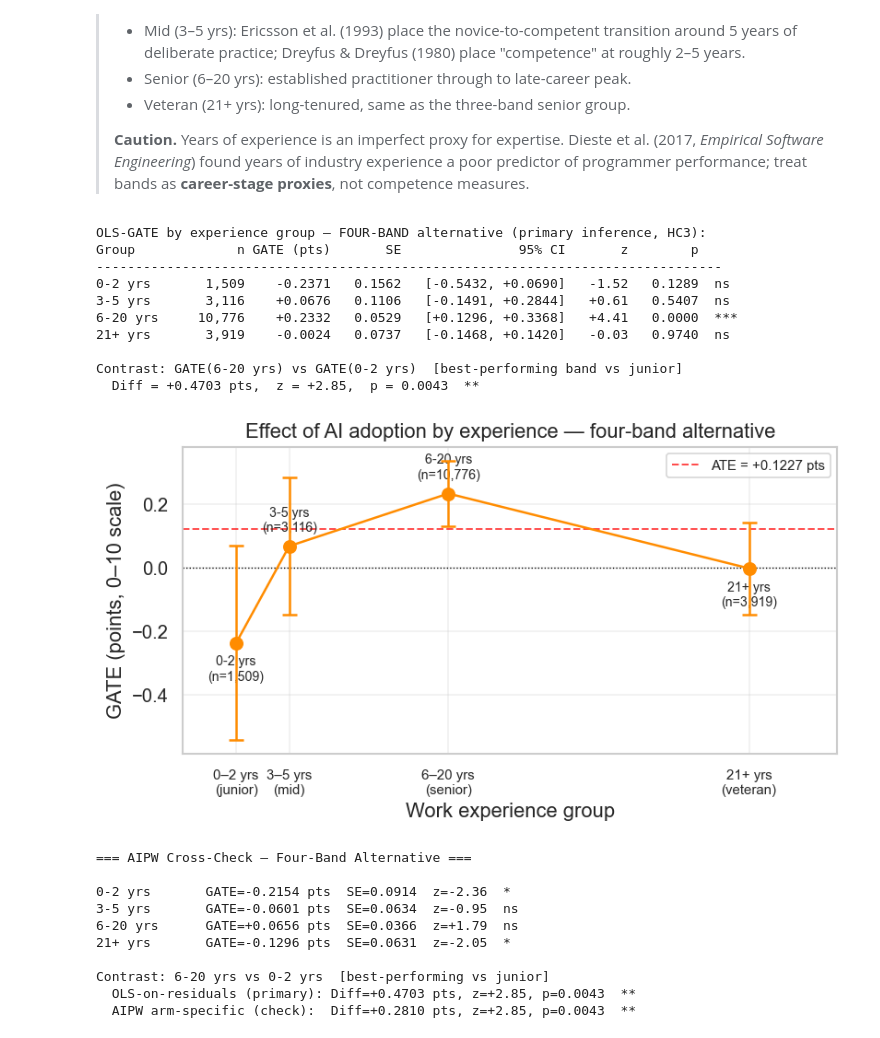
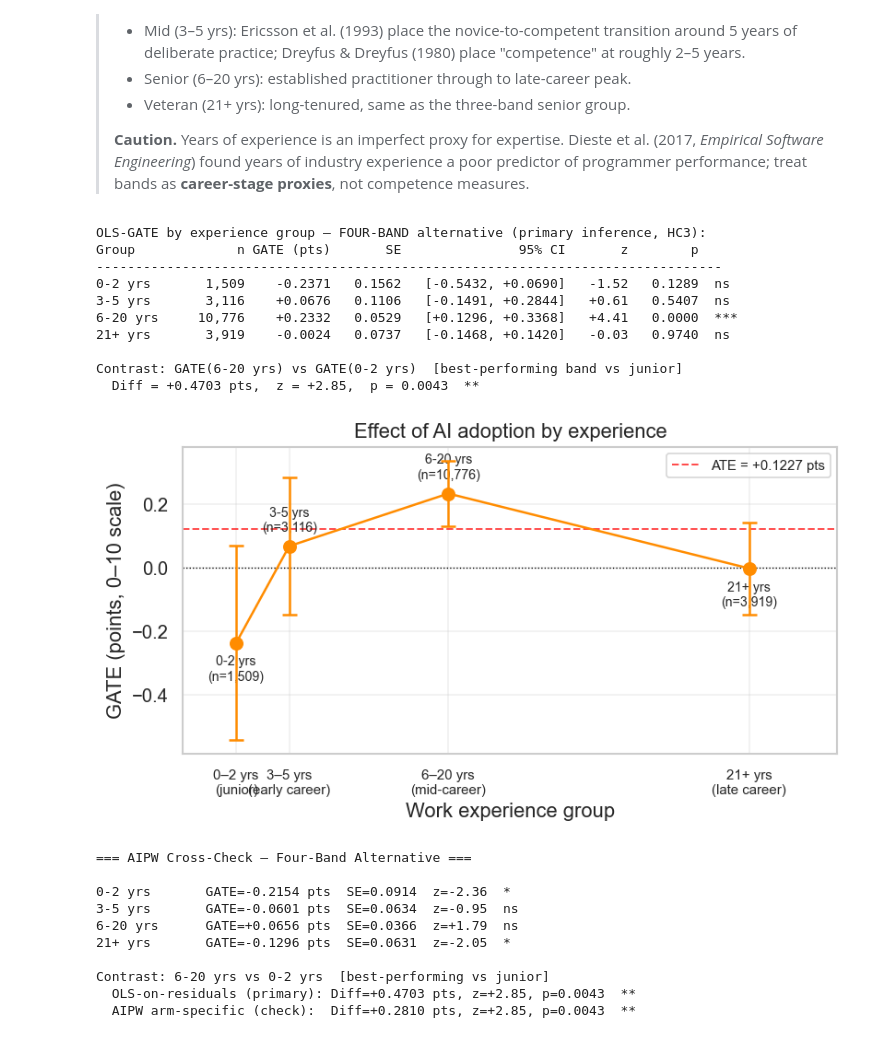
Before and after one commit to SivertIvarhus/Master-Thesis-NOVA-SBE-BA, a Jupyter notebook: notebooks/03-modeling.ipynb, the cells around one changed output. Saved outputs shown, nothing was run; the diff lists cells and outputs as text; code cells hidden in the pictures.

Commit message:
Fix four-band figure title and x-axis terminology
- Remove "— four-band alternative" from figure title (both groupings
  are now equal standing in the thesis)
- Replace x-axis labels: junior / mid / senior / veteran
  → junior / early career / mid-career / late career

Labelling change only; no estimation logic or numbers altered.

Co-Authored-By: Claude Sonnet 4.6 <noreply@anthropic.com>

```diff
--- a/notebooks/03-modeling.ipynb
+++ b/notebooks/03-modeling.ipynb
@@ -630,37 +630,37 @@ for _, row in res_exp4.iterrows():
     ax.annotate(f"{row['group']}\n(n={int(row['n']):,})",
                 xy=(row["mid"], row["gate_ols"]),
                 xytext=(0, offset), textcoords="offset points",
                 fontsize=8.5, ha="center", va=va)
 
 ax.axhline(0,   color="black", lw=0.8, ls=":")
 ax.axhline(ate, color="red",   lw=1.2, ls="--", alpha=0.7,
            label=f"ATE = {ate:+.4f} pts")
 
 ax.set_xticks(x4)
-ax.set_xticklabels(["0–2 yrs\n(junior)", "3–5 yrs\n(mid)",
-                     "6–20 yrs\n(senior)", "21+ yrs\n(veteran)"], fontsize=9)
+ax.set_xticklabels(["0–2 yrs\n(junior)", "3–5 yrs\n(early career)",
+                     "6–20 yrs\n(mid-career)", "21+ yrs\n(late career)"], fontsize=9)
 ax.set_xlabel("Work experience group")
 ax.set_ylabel("GATE (points, 0–10 scale)")
-ax.set_title("Effect of AI adoption by experience — four-band alternative")
+ax.set_title("Effect of AI adoption by experience")
 ax.legend(fontsize=9)
 ax.grid(alpha=0.3)
 ax.set_xlim(-2, 35)
 
 plt.tight_layout()
 plt.savefig(FIGURES / "cate_by_experience_4band.png", dpi=150, bbox_inches="tight")
 plt.show()
 # %% [output]
 OLS-GATE by experience group — FOUR-BAND alternative (primary inference, HC3):
 Group             n GATE (pts)       SE               95% CI       z        p
 --------------------------------------------------------------------------------
 0-2 yrs       1,509    -0.2371   0.1562   [-0.5432, +0.0690]   -1.52   0.1289  ns
 3-5 yrs       3,116    +0.0676   0.1106   [-0.1491, +0.2844]   +0.61   0.5407  ns
 6-20 yrs     10,776    +0.2332   0.0529   [+0.1296, +0.3368]   +4.41   0.0000  ***
 21+ yrs       3,919    -0.0024   0.0737   [-0.1468, +0.1420]   -0.03   0.9740  ns
 
 Contrast: GATE(6-20 yrs) vs GATE(0-2 yrs)  [best-performing band vs junior]
   Diff = +0.4703 pts,  z = +2.85,  p = 0.0043  **
-[figure, old version]
+[figure, new version]
 # %%
 # AIPW cross-check — four-band groups (reuses tau_AIPW_w from 3-band cell above)
 print("=== AIPW Cross-Check — Four-Band Alternative ===\n")
```
